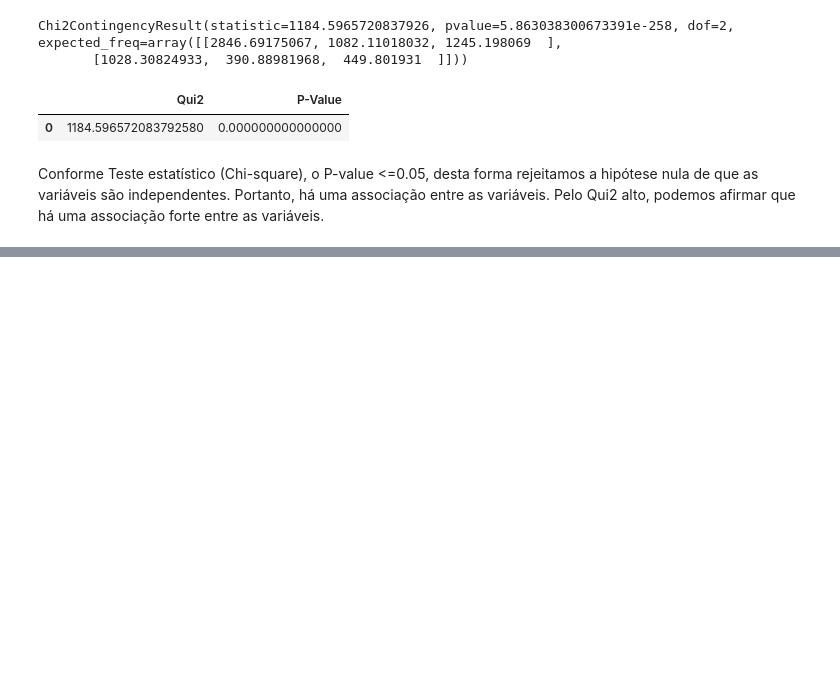
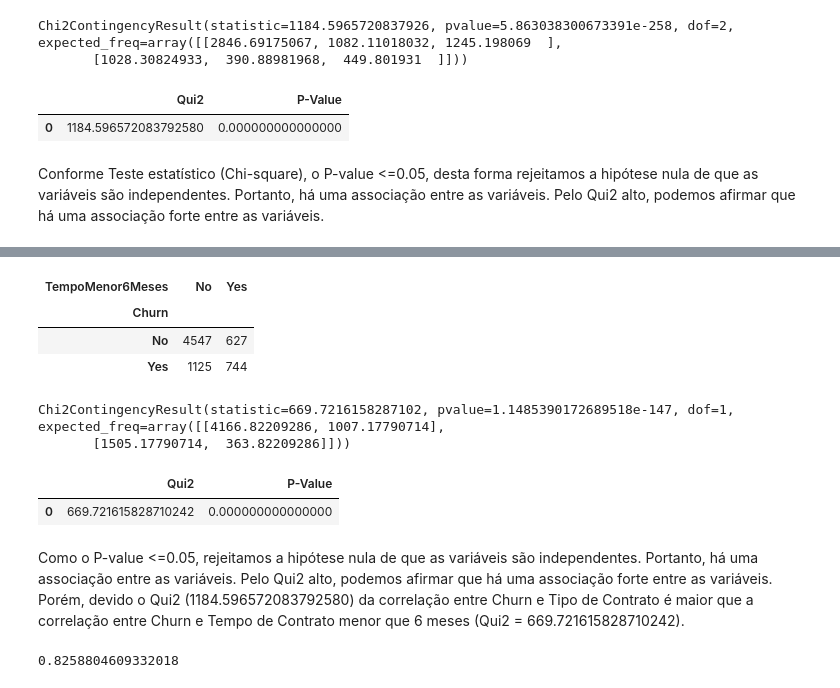
Before and after one commit to angelomedeiros/formacao-ia-analise-exploratoria-de-dados-com-panda, a Jupyter notebook: eda_churn.ipynb, the cells around one changed output, grey strips where cells are left out. Drawn from its saved outputs; the diff is of its cells as text; code cells hidden in the pictures; blank space fills up the shorter version.

```diff
--- a/eda_churn.ipynb
+++ b/eda_churn.ipynb
@@ -780,0 +803,10 @@ Conforme Teste estatístico (Chi-square), o P-value <=0.05, desta forma rejeitam
+# %%
+# Gerar um DF da Crosstab (sem totais)
+df_crosstab_churn_tenure = pd.crosstab(df_churn.Churn, df_churn.TempoMenor6Meses)
+# %%
+df_crosstab_churn_tenure
+# %% [output]
+| TempoMenor6Meses | No | Yes |
+| Churn |  |  |
+| No | 4547 | 627 |
+| Yes | 1125 | 744 |
@@ -780,0 +816,5 @@ Conforme Teste estatístico (Chi-square), o P-value <=0.05, desta forma rejeitam
+# %%
+chi_scores_churn_tenure
+# %% [output]
+Chi2ContingencyResult(statistic=669.7216158287102, pvalue=1.1485390172689518e-147, dof=1, expected_freq=array([[4166.82209286, 1007.17790714],
+       [1505.17790714,  363.82209286]]))
@@ -780,0 +827,16 @@ Conforme Teste estatístico (Chi-square), o P-value <=0.05, desta forma rejeitam
+# %%
+df_chi_scores_churn_tenure
+# %% [output]
+|  | Qui2 | P-Value |
+| 0 | 669.721615828710242 | 0.000000000000000 |
+# %% [markdown]
+Como o P-value <=0.05, rejeitamos a hipótese nula de que as variáveis são independentes. Portanto, há uma associação entre as variáveis. Pelo Qui2 alto, podemos afirmar que há uma associação forte entre as variáveis. Porém, devido o Qui2 (1184.596572083792580) da correlação entre Churn e Tipo de Contrato é maior que a correlação entre Churn e Tempo de Contrato menor que 6 meses (Qui2 = 669.721615828710242).
+# %%
+# Correlacao entre 2 variaveis numericas
+# Tenure com TotalCharges
+# A intuicao é qe quanto mais tempo de contrato maior o valor pago.
+
+# Correlacao entre 2 variaveis numericas - Coeficiente de Correlacao de Pearson
+df_churn.tenure.corr(df_churn.TotalCharges)
+# %% [output]
+0.8258804609332018
```
Also changed, not shown: parts of 20 cells of this notebook.
